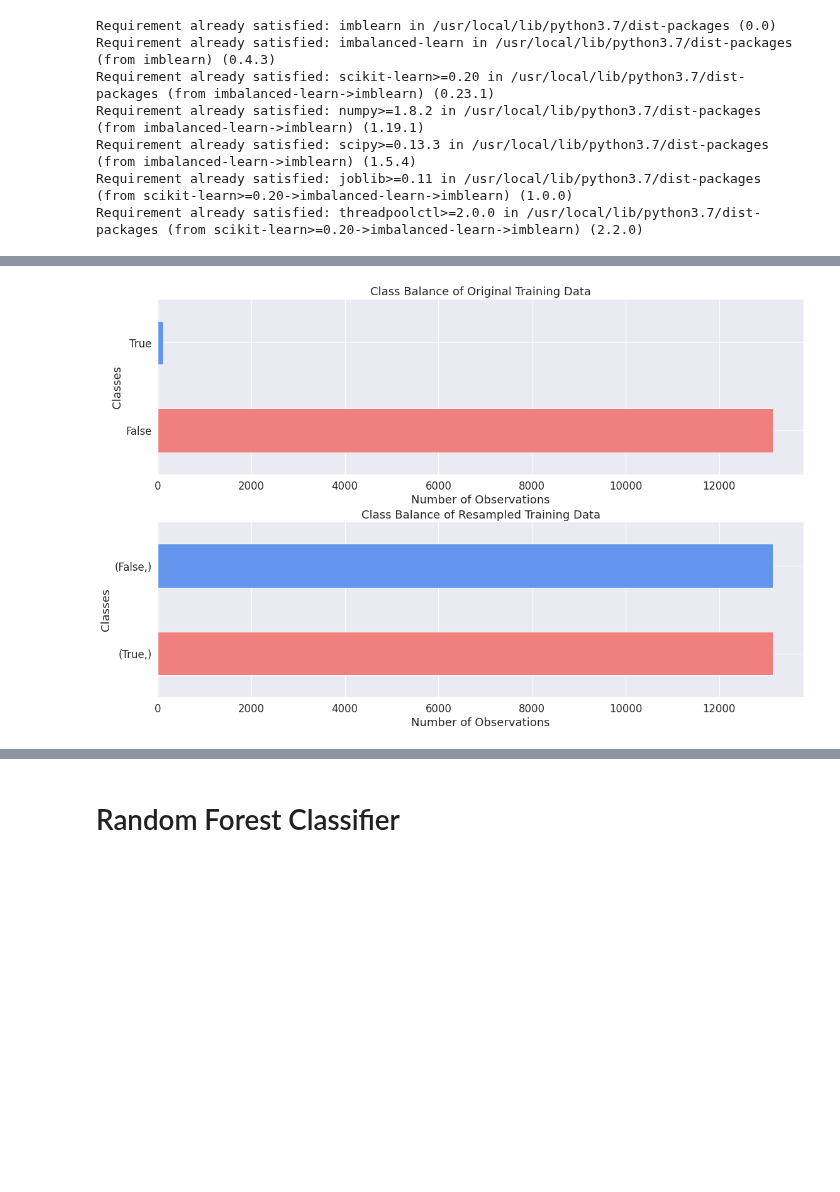
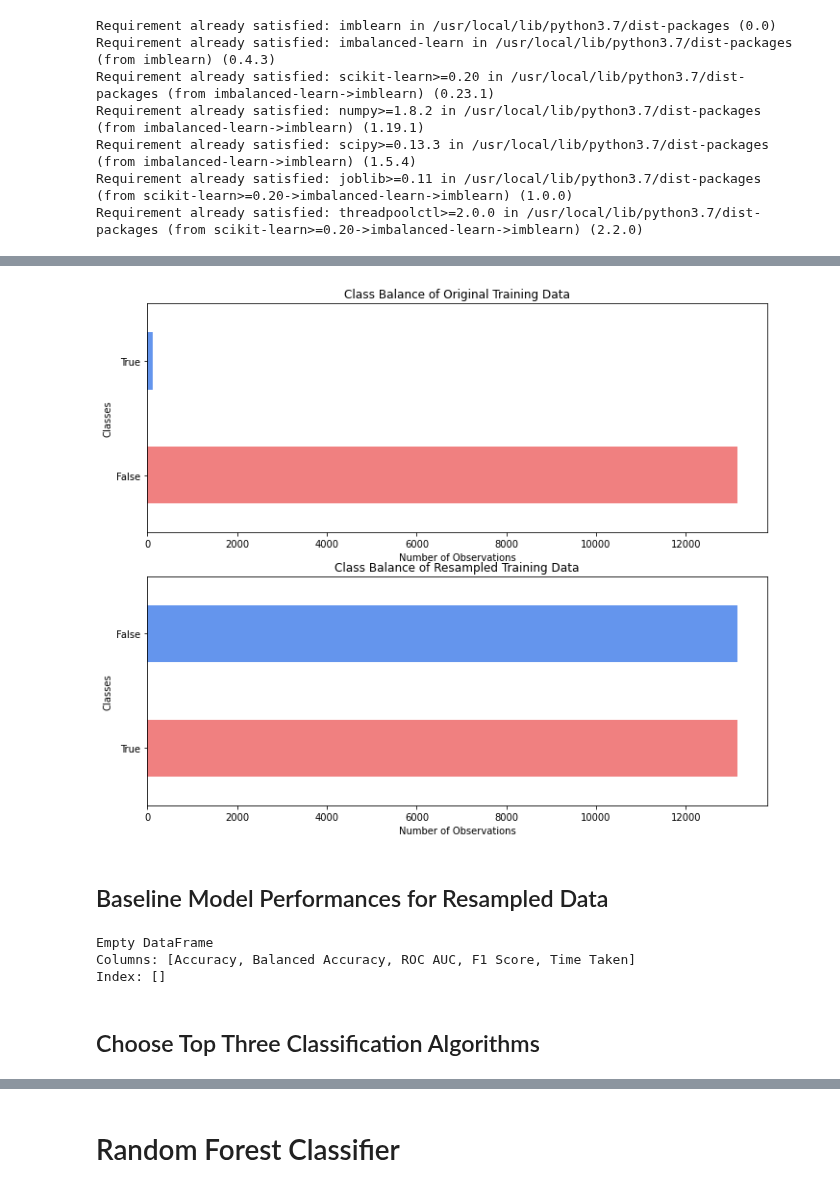
Before and after one commit to dna-witch/p53_Rescue_Mutants, a Jupyter notebook: notebooks/4.0-sm-modeling.ipynb, the cells around one changed output, grey strips where cells are left out. Drawn from its saved outputs; the diff is of its cells as text; code cells hidden in the pictures; blank space fills up the shorter version.

```diff
--- a/notebooks/4.0-sm-modeling.ipynb
+++ b/notebooks/4.0-sm-modeling.ipynb
@@ -173,24 +182,26 @@ NameError: ignored
 # %%
 # visualize the two classes with a barchart to confirm balance
-y_res_df = pd.DataFrame(y_res) #resampled training labels
-y_tr_df = pd.DataFrame(y_train) #original training labels
+y_res_ser = pd.Series(y_res) #resampled training labels
+y_tr_ser = pd.Series(y_train) #original training labels
 
 plt.figure(figsize=(10, 8))
 
 plt.subplot(2, 1, 1)
 plt.tight_layout()
-_ = y_train.value_counts().plot(kind='barh', color=['lightcoral', 'cornflowerblue'])
+_ = y_tr_ser.value_counts().plot(kind='barh', color=['lightcoral', 'cornflowerblue'])
 _ = plt.xlabel('Number of Observations')
 _ = plt.ylabel('Classes')
 _ = plt.title('Class Balance of Original Training Data')
 
 plt.subplot(2, 1, 2)
 plt.tight_layout()
-_ = y_res_df.value_counts().plot(kind='barh', color=['lightcoral', 'cornflowerblue'])
+_ = y_res_ser.value_counts().plot(kind='barh', color=['lightcoral', 'cornflowerblue'])
 _ = plt.xlabel('Number of Observations')
 _ = plt.ylabel('Classes')
 _ = plt.title('Class Balance of Resampled Training Data')
 
 plt.show()
 # %% [output]
-[figure, old version]
+[figure, new version]
+# %% [markdown]
+## Baseline Model Performances for Resampled Data
@@ -196,0 +211,8 @@ plt.show()
+# %%
+print(models2)
+# %% [output]
+Empty DataFrame
+Columns: [Accuracy, Balanced Accuracy, ROC AUC, F1 Score, Time Taken]
+Index: []
+# %% [markdown]
+## Choose Top Three Classification Algorithms
```
Also changed, not shown: parts of 10 cells of this notebook.
